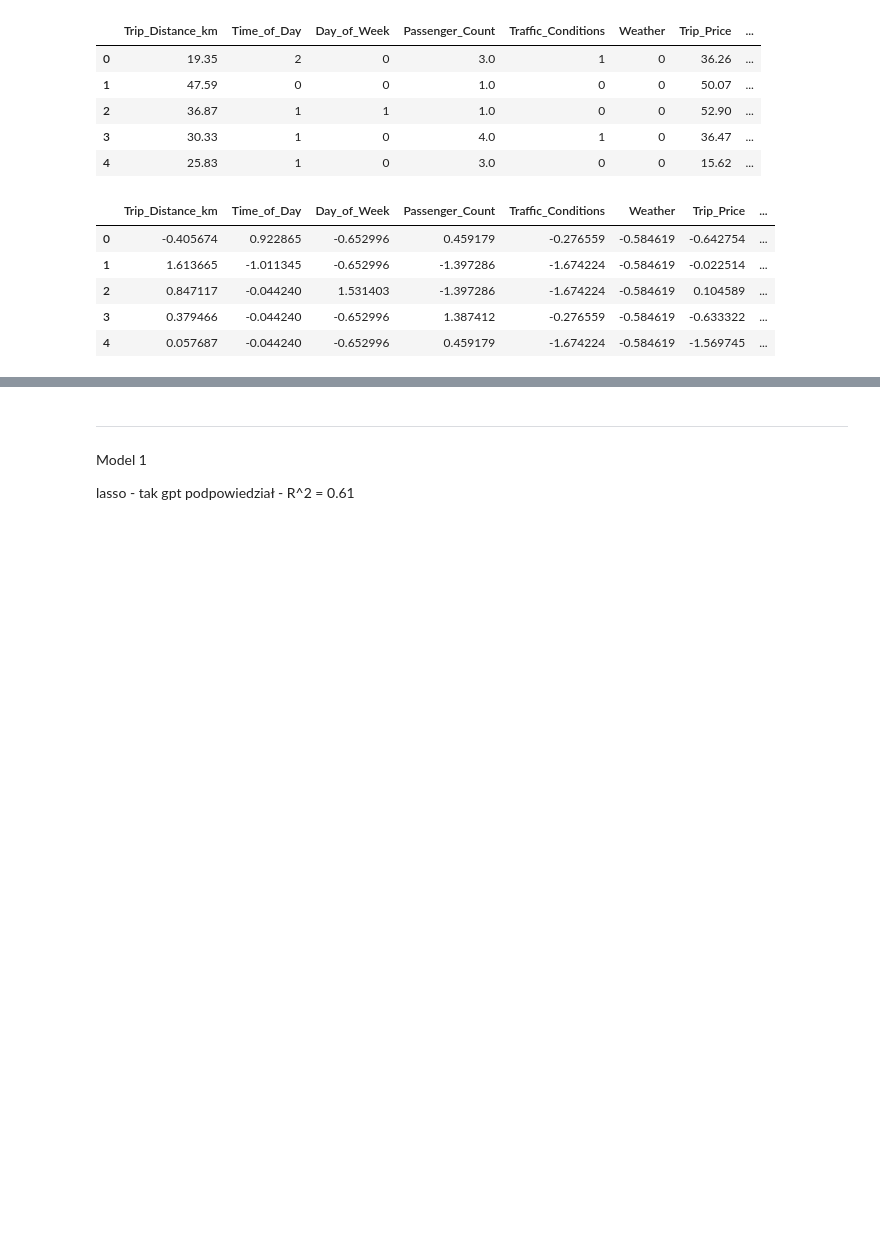
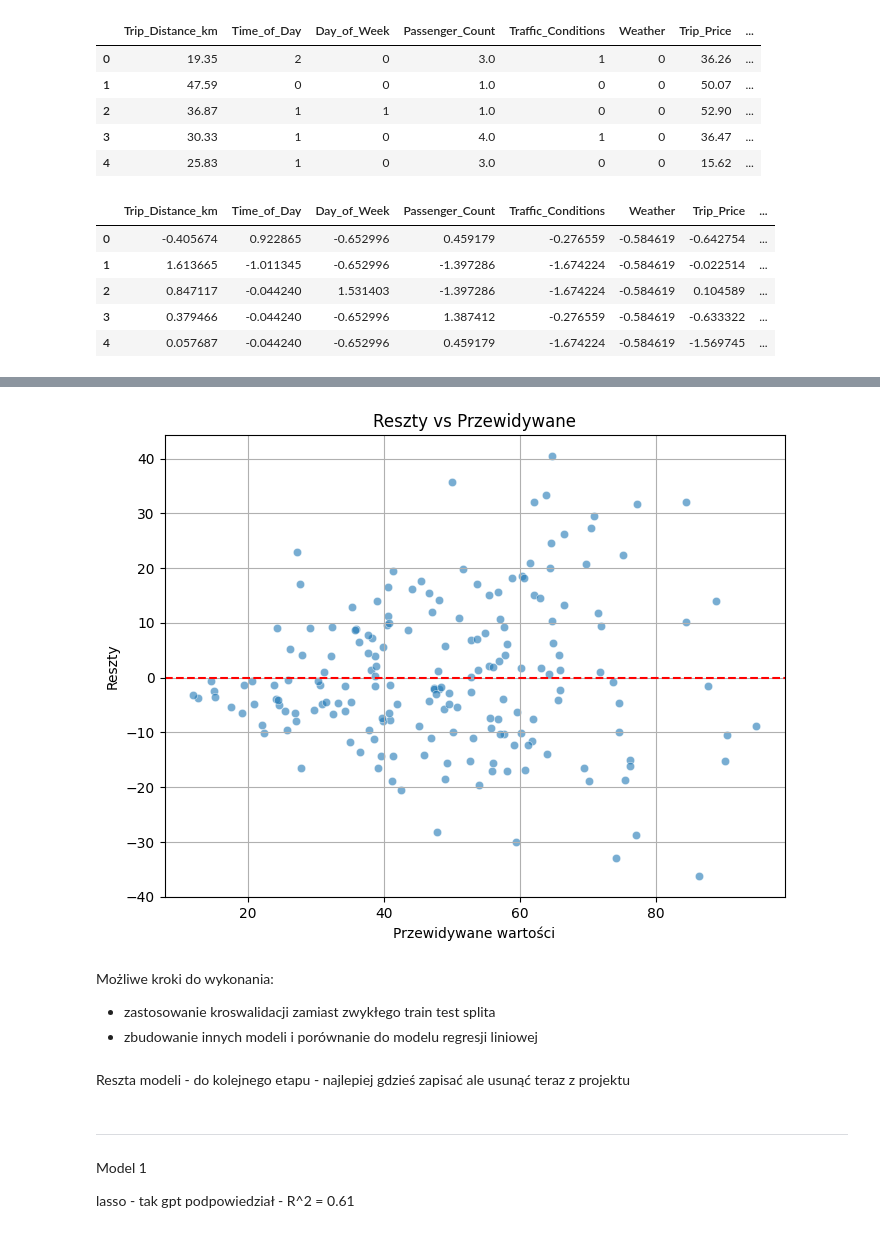
Before and after one commit to jurewiczM/PUM_Ptojekt_2025, a Jupyter notebook: Project_preprocessing.ipynb, the cells around one changed output, grey strips where cells are left out. Cells and saved outputs as stored; diff of their text form; code cells hidden in the pictures; blank space fills up the shorter version.

Commit message:
model regresji liniowej

```diff
--- a/Project_preprocessing.ipynb
+++ b/Project_preprocessing.ipynb
@@ -387,3 +533,27 @@ df_scaled.head()
+# %%
+#wykres2 - reszty i wartości przewidziane
+plt.figure(figsize=(8, 6))
+residuals = y_test1 - y_pred1
+sns.scatterplot(x=y_pred1, y=residuals, alpha=0.6)
+plt.axhline(0, color = 'red', linestyle='--')
+plt.xlabel("Przewidywane wartości")
+plt.ylabel("Reszty")
+plt.title("Reszty vs Przewidywane")
+plt.grid(True)
+plt.show()
+
+#interpretacja wykresu:
+# model nie przejawia wyraźnego wzorca - model w miarę dobrze oddał ogólny trend
+# punkty są dosyć równomiernie rozrzucone w okół poziomej lini - model jest raczej nieobciążony
+# im większe wartości tym większy rorzut punktów - heteroskedastyczność - im większa wartość przewidywana tym większe błędy
+# %% [output]
+[figure, added]
+# %% [markdown]
+Możliwe kroki do wykonania:
+- zastosowanie kroswalidacji zamiast zwykłego train test splita
+- zbudowanie innych modeli i porównanie do modelu regresji liniowej
+# %% [markdown]
+Reszta modeli - do kolejnego etapu - najlepiej gdzieś zapisać ale usunąć teraz z projektu
 # %% [markdown]
 ---
 
```
Also changed, not shown: parts of 16 cells of this notebook.
